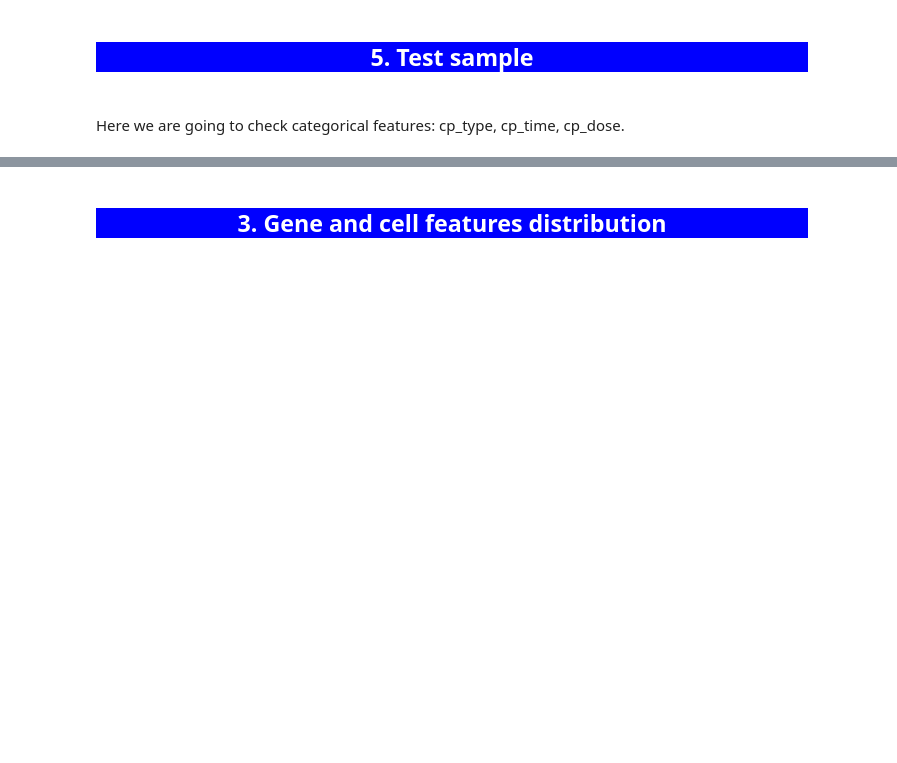
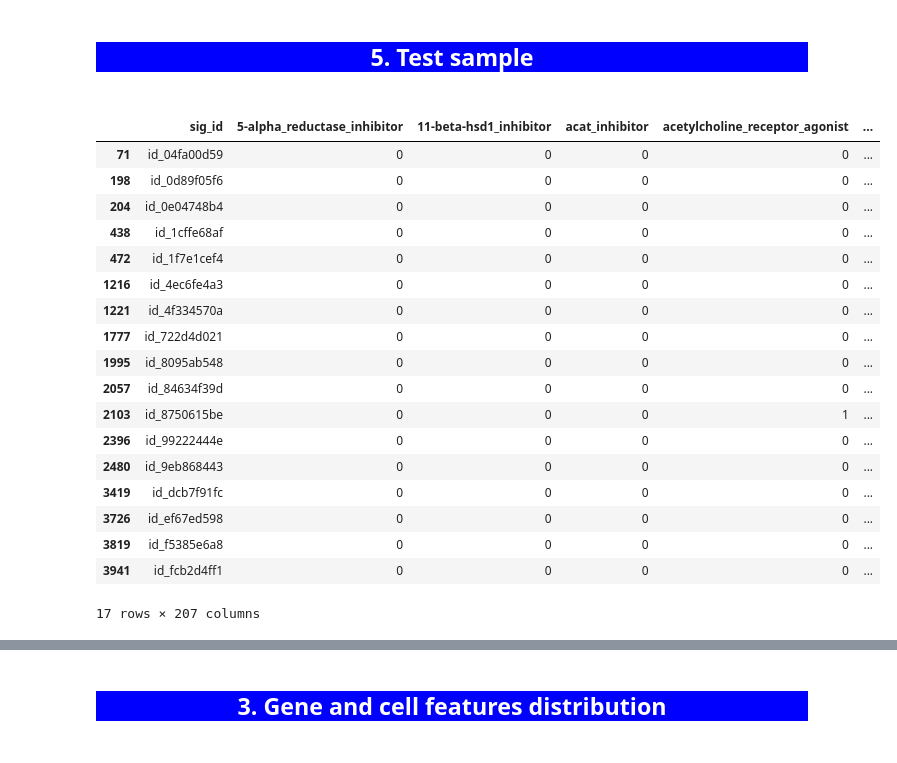
Before and after one commit to annamalkova8/Kaggle, a Jupyter notebook: mechanisms-of-action-moa-prediction-my-version.ipynb, the cells around one changed output, grey strips where cells are left out. Cells and saved outputs as stored; diff of their text form; code cells hidden in the pictures; blank space fills up the shorter version.

Commit message:
Kaggle Notebook | Mechanisms of Action (MoA) Prediction_my version | Version 12

```diff
--- a/mechanisms-of-action-moa-prediction-my-version.ipynb
+++ b/mechanisms-of-action-moa-prediction-my-version.ipynb
@@ -154,13 +225,9 @@ fig.show()
 <a id="5"></a>
 <h2 style='background:blue; border:0; color:white'><center>5. Test sample</center><h2>
 # %%
-X = test_features.drop(['sig_id'], axis = 1)
-X['cp_type'] = transformer.fit_transform(X.cp_type)
+X_test = test_features.drop(['sig_id'], axis = 1)
+X_test['cp_type'] = transformer.fit_transform(X_test.cp_type)
 col_cat = ['cp_time', 'cp_dose']
-dummie = pd.get_dummies(X[col_cat], drop_first=True)
-X = pd.concat([X, dummie], axis=1)
-X.drop(cols, axis = 1, inplace=True)
+dummie = pd.get_dummies(X_test[col_cat], drop_first=True)
+X_test = pd.concat([X_test, dummie], axis=1)
+X_test.drop(col_cat, axis = 1, inplace=True)
-# %%
-for col in cols:
-    y_pred_test = pipeline.predict(X)
-    sample_submission[col]=y_pred_test
@@ -169,2 +234,33 @@ sample_submission
-# %% [markdown]
-Here we are going to check categorical features: cp_type, cp_time, cp_dose.
+# %%
+for col in cols:
+    y_x = y[col]
+    ros = RandomOverSampler(random_state=2)
+    X_s, y_s = ros.fit_resample(X, y_x)
+    pipeline = Pipeline([('scaler', MinMaxScaler()),
+                         ('pca',PCA(n_components=50)),
+                         ('dt', DecisionTreeClassifier(random_state=42))])
+    pipeline.fit(X_s, y_s)
+    y_pred_test = pipeline.predict(X_test)
+    sample_submission[col]=y_pred_test
+# %%
+sample_submission[sample_submission['adenosine_receptor_agonist']==1]
+# %% [output]
+|  | sig_id | 5-alpha_reductase_inhibitor | 11-beta-hsd1_inhibitor | acat_inhibitor | acetylcholine_receptor_agonist | ... |
+| 71 | id_04fa00d59 | 0 | 0 | 0 | 0 | ... |
+| 198 | id_0d89f05f6 | 0 | 0 | 0 | 0 | ... |
+| 204 | id_0e04748b4 | 0 | 0 | 0 | 0 | ... |
+| 438 | id_1cffe68af | 0 | 0 | 0 | 0 | ... |
+| 472 | id_1f7e1cef4 | 0 | 0 | 0 | 0 | ... |
+| 1216 | id_4ec6fe4a3 | 0 | 0 | 0 | 0 | ... |
+| 1221 | id_4f334570a | 0 | 0 | 0 | 0 | ... |
+| 1777 | id_722d4d021 | 0 | 0 | 0 | 0 | ... |
+| 1995 | id_8095ab548 | 0 | 0 | 0 | 0 | ... |
+| 2057 | id_84634f39d | 0 | 0 | 0 | 0 | ... |
+| 2103 | id_8750615be | 0 | 0 | 0 | 1 | ... |
+| 2396 | id_99222444e | 0 | 0 | 0 | 0 | ... |
+| 2480 | id_9eb868443 | 0 | 0 | 0 | 0 | ... |
+| 3419 | id_dcb7f91fc | 0 | 0 | 0 | 0 | ... |
+| 3726 | id_ef67ed598 | 0 | 0 | 0 | 0 | ... |
+| 3819 | id_f5385e6a8 | 0 | 0 | 0 | 0 | ... |
+| 3941 | id_fcb2d4ff1 | 0 | 0 | 0 | 0 | ... |
+17 rows × 207 columns
```
Also changed, not shown: parts of 21 cells of this notebook.
